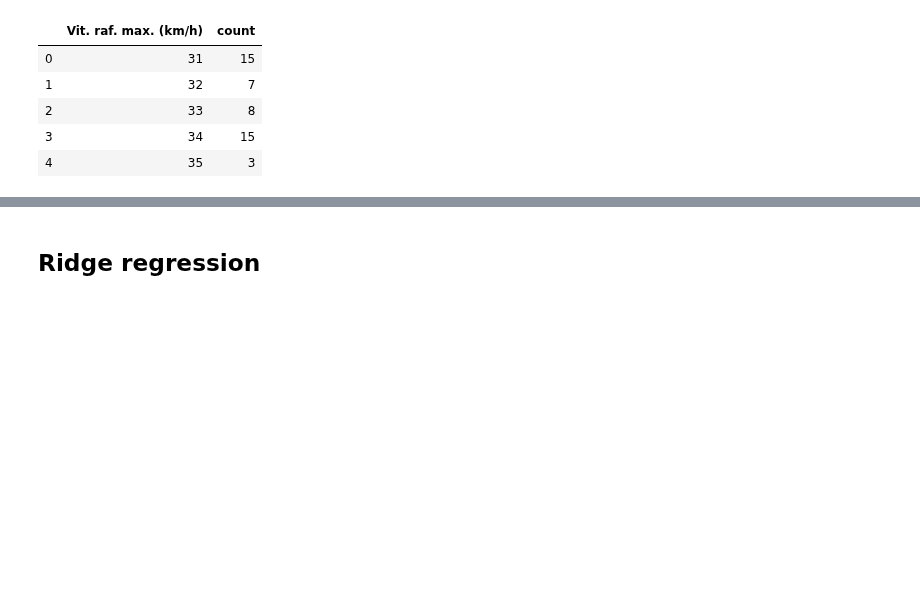
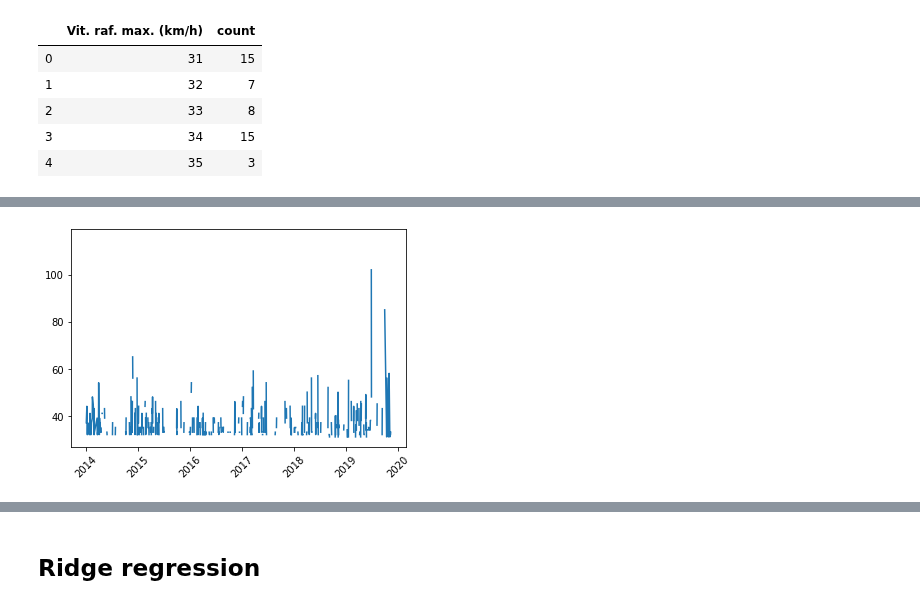
Before and after one commit to daviskia/ada-project-deep-penguin, a Jupyter notebook: Weather.ipynb, the cells around one changed output, grey strips where cells are left out. Cells and saved outputs as stored; diff of their text form; code cells hidden in the pictures; blank space fills up the shorter version.

```diff
--- a/Weather.ipynb
+++ b/Weather.ipynb
@@ -446,0 +499,9 @@ Wind_Type.head()
+# %%
+# put again the missing date
+
+date_index = df_wind['Date']
+
+df_wind = pd.Series(df_wind['Wind max speed (km/h)'], index=date_index)
+
+df_wind.reindex(pd.date_range(datetime(2014, 1, 1), datetime(2019, 12, 31)))
+df_wind
@@ -446,0 +510,8 @@ Wind_Type.head()
+# %%
+# Put again the missing date
+df_wind = pd.merge(df_wind, calendar, how='outer', on=None, left_on='Date', right_on='date',
+         left_index=False, right_index=False, sort=True,
+         suffixes=('_x', '_y'), copy=True, indicator=False,
+         validate=None)
+
+df_wind
@@ -446,0 +532,5 @@ Wind_Type.head()
+# %%
+df_wind.drop(['Count'],axis='columns', inplace=True)
+df_wind.drop(['date'],axis='columns', inplace=True)
+
+df_wind
@@ -446,0 +551,3 @@ Wind_Type.head()
+# %%
+df_wind = df_wind.dropna(subset=['Date'])
+df_wind
@@ -447,3 +580,10 @@ Wind_Type.head()
+# %%
+# Visualisation of data
+
+plt.plot(df_wind['Date'],df_wind['Wind max speed (km/h)'])
+plt.xticks(rotation = 45);
+# %% [output]
+[figure, added]
 # %%
 # Creation of the cleaned weather dataframe
 
```
Also changed, not shown: parts of 40 cells of this notebook.
